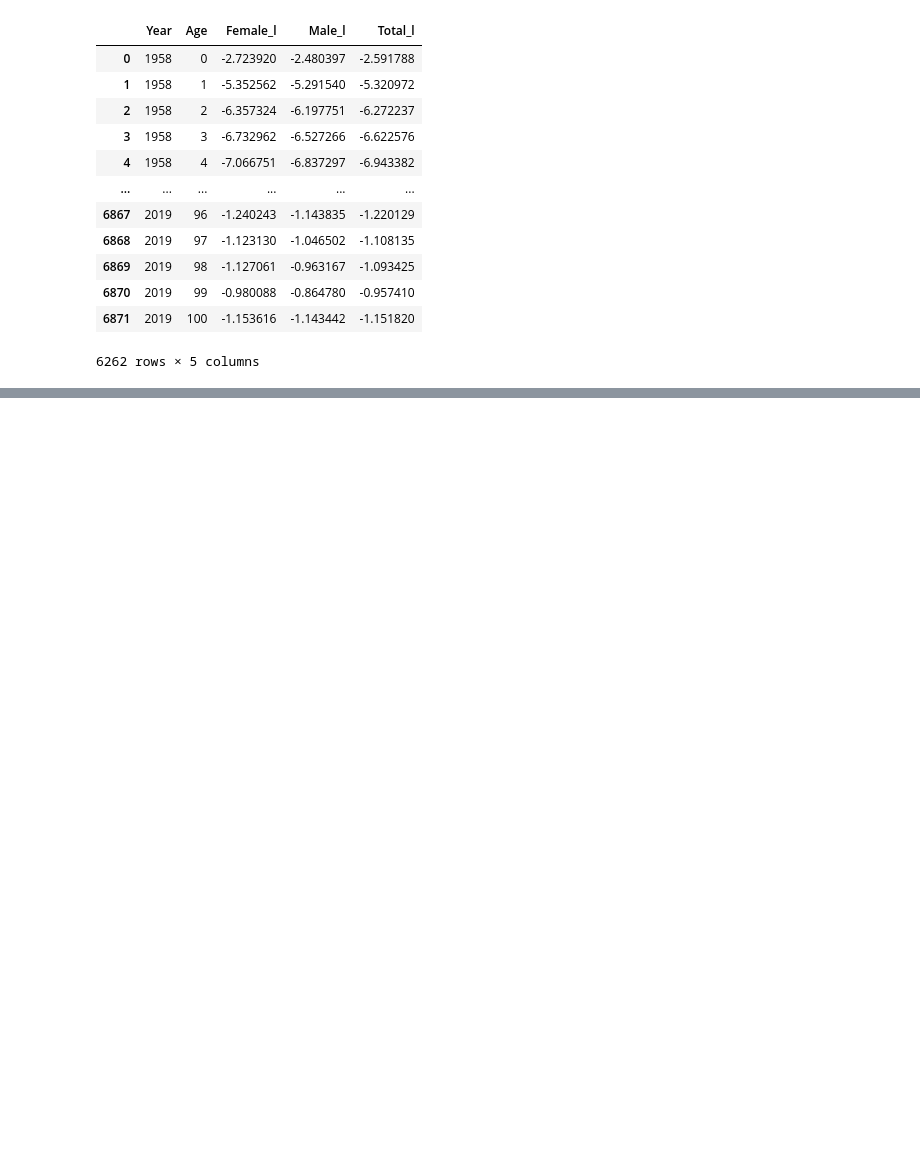
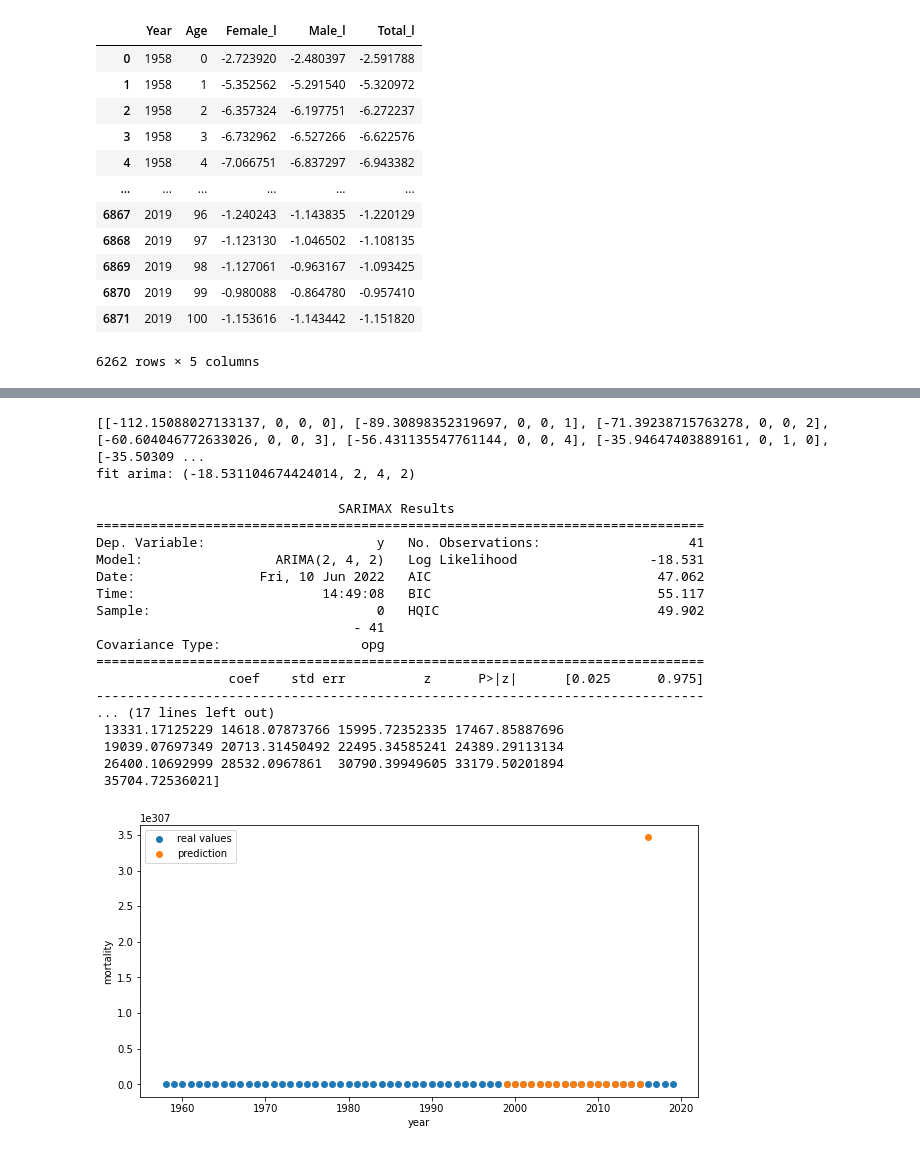
Before and after one commit to rogulforce/life_insurance_projekt, a Jupyter notebook: main_split_clean.ipynb, the cells around one changed output, grey strips where cells are left out. Saved outputs shown, nothing was run; the diff lists cells and outputs as text; code cells hidden in the pictures; blank space fills up the shorter version.

```diff
--- a/main_split_clean.ipynb
+++ b/main_split_clean.ipynb
@@ -111,0 +195,34 @@ array([0.0129992 , 0.01277259, 0.01261538, 0.01251007, 0.01242813,
+# %%
+age = 65
+column = 'Female_l'
+vals = predict(mortality, column, age)
+real_vals = mortality[mortality['Age']==age][['Year','Age',column]]
+real_vals[column] = real_vals[column].apply(lambda x: np.exp(x))
+plt.figure(figsize=(10,5))
+plt.scatter(real_vals['Year'], real_vals[column], label = 'real values')
+plt.scatter(np.arange(1999,2020,1), vals, label='prediction')
+plt.xlabel('year')
+plt.ylabel('mortality')
+plt.legend()
+plt.savefig('figure.svg')
+# %% [output]
+[[-112.15088027133137, 0, 0, 0], [-89.30898352319697, 0, 0, 1], [-71.39238715763278, 0, 0, 2], [-60.604046772633026, 0, 0, 3], [-56.431135547761144, 0, 0, 4], [-35.94647403889161, 0, 1, 0], [-35.50309 ...
+fit arima: (-18.531104674424014, 2, 4, 2)
+                               SARIMAX Results
+==============================================================================
+Dep. Variable:                      y   No. Observations:                   41
+Model:                 ARIMA(2, 4, 2)   Log Likelihood                 -18.531
+Date:                Fri, 10 Jun 2022   AIC                             47.062
+Time:                        14:49:08   BIC                             55.117
+Sample:                             0   HQIC                            49.902
+                                 - 41
+Covariance Type:                  opg
+==============================================================================
+                 coef    std err          z      P>|z|      [0.025      0.975]
+------------------------------------------------------------------------------
+... (17 lines left out)
+ 13331.17125229 14618.07873766 15995.72352335 17467.85887696
+ 19039.07697349 20713.31450492 22495.34585241 24389.29113134
+ 26400.10692999 28532.0967861  30790.39949605 33179.50201894
+ 35704.72536021]
+[figure, added]
```
Also changed, not shown: parts of 8 cells of this notebook, 1 other file.
